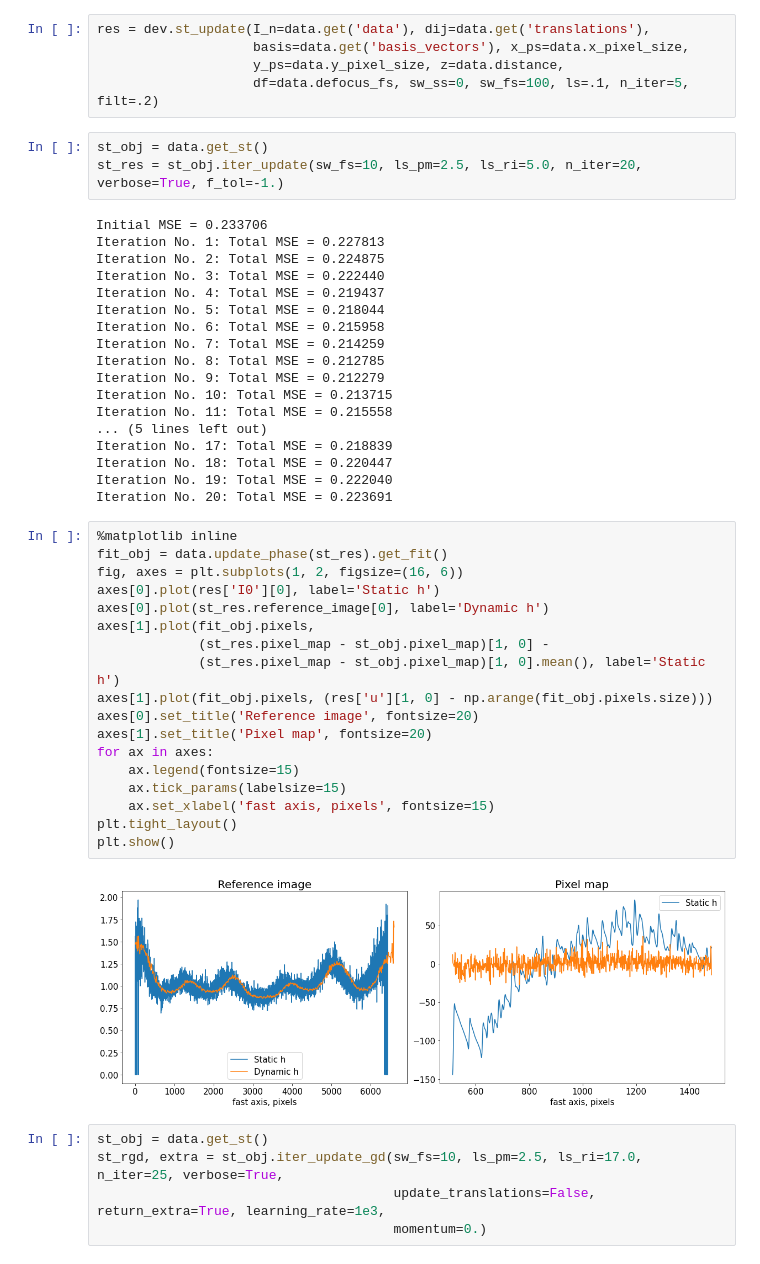
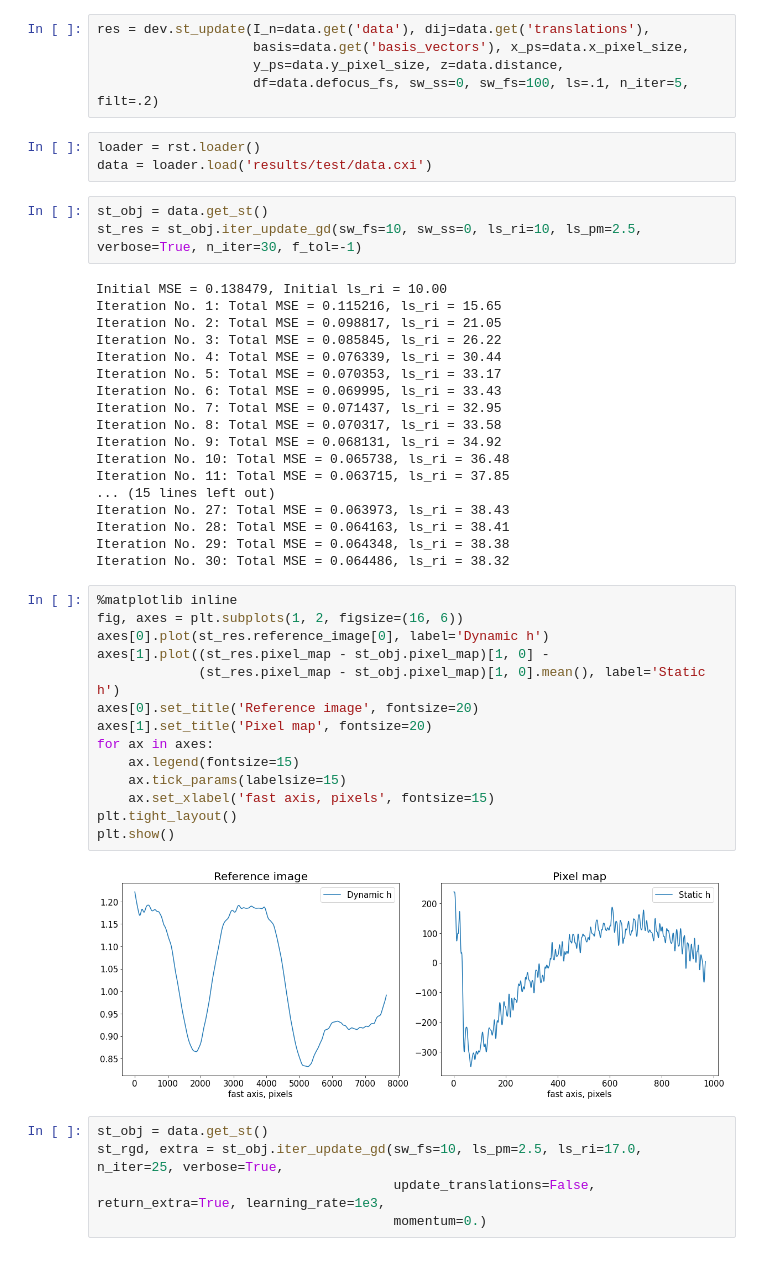
Before and after one commit to simply-nicky/pyrost, a Jupyter notebook: dev.ipynb, the cells around one changed output. Cells and saved outputs as stored; diff of their text form.

```diff
--- a/dev.ipynb
+++ b/dev.ipynb
@@ -251,47 +256,46 @@ res = dev.st_update(I_n=data.get('data'), dij=data.get('translations'),
                     basis=data.get('basis_vectors'), x_ps=data.x_pixel_size,
                     y_ps=data.y_pixel_size, z=data.distance,
                     df=data.defocus_fs, sw_ss=0, sw_fs=100, ls=.1, n_iter=5, filt=.2)
+# %%
+loader = rst.loader()
+data = loader.load('results/test/data.cxi')
 # %%
 st_obj = data.get_st()
-st_res = st_obj.iter_update(sw_fs=10, ls_pm=2.5, ls_ri=5.0, n_iter=20, verbose=True, f_tol=-1.)
+st_res = st_obj.iter_update_gd(sw_fs=10, sw_ss=0, ls_ri=10, ls_pm=2.5, verbose=True, n_iter=30, f_tol=-1)
 # %% [output]
-Initial MSE = 0.233706
-Iteration No. 1: Total MSE = 0.227813
-Iteration No. 2: Total MSE = 0.224875
-Iteration No. 3: Total MSE = 0.222440
-Iteration No. 4: Total MSE = 0.219437
-Iteration No. 5: Total MSE = 0.218044
-Iteration No. 6: Total MSE = 0.215958
-Iteration No. 7: Total MSE = 0.214259
-Iteration No. 8: Total MSE = 0.212785
-Iteration No. 9: Total MSE = 0.212279
-Iteration No. 10: Total MSE = 0.213715
-Iteration No. 11: Total MSE = 0.215558
-... (5 lines left out)
-Iteration No. 17: Total MSE = 0.218839
-Iteration No. 18: Total MSE = 0.220447
-Iteration No. 19: Total MSE = 0.222040
-Iteration No. 20: Total MSE = 0.223691
+Initial MSE = 0.138479, Initial ls_ri = 10.00
+Iteration No. 1: Total MSE = 0.115216, ls_ri = 15.65
+Iteration No. 2: Total MSE = 0.098817, ls_ri = 21.05
+Iteration No. 3: Total MSE = 0.085845, ls_ri = 26.22
+Iteration No. 4: Total MSE = 0.076339, ls_ri = 30.44
+Iteration No. 5: Total MSE = 0.070353, ls_ri = 33.17
+Iteration No. 6: Total MSE = 0.069995, ls_ri = 33.43
+Iteration No. 7: Total MSE = 0.071437, ls_ri = 32.95
+Iteration No. 8: Total MSE = 0.070317, ls_ri = 33.58
+Iteration No. 9: Total MSE = 0.068131, ls_ri = 34.92
+Iteration No. 10: Total MSE = 0.065738, ls_ri = 36.48
+Iteration No. 11: Total MSE = 0.063715, ls_ri = 37.85
+... (15 lines left out)
+Iteration No. 27: Total MSE = 0.063973, ls_ri = 38.43
+Iteration No. 28: Total MSE = 0.064163, ls_ri = 38.41
+Iteration No. 29: Total MSE = 0.064348, ls_ri = 38.38
+Iteration No. 30: Total MSE = 0.064486, ls_ri = 38.32
 # %%
 %matplotlib inline
-fit_obj = data.update_phase(st_res).get_fit()
 fig, axes = plt.subplots(1, 2, figsize=(16, 6))
-axes[0].plot(res['I0'][0], label='Static h')
 axes[0].plot(st_res.reference_image[0], label='Dynamic h')
-axes[1].plot(fit_obj.pixels,
-             (st_res.pixel_map - st_obj.pixel_map)[1, 0] -
+axes[1].plot((st_res.pixel_map - st_obj.pixel_map)[1, 0] -
              (st_res.pixel_map - st_obj.pixel_map)[1, 0].mean(), label='Static h')
-axes[1].plot(fit_obj.pixels, (res['u'][1, 0] - np.arange(fit_obj.pixels.size)))
 axes[0].set_title('Reference image', fontsize=20)
 axes[1].set_title('Pixel map', fontsize=20)
 for ax in axes:
     ax.legend(fontsize=15)
     ax.tick_params(labelsize=15)
     ax.set_xlabel('fast axis, pixels', fontsize=15)
 plt.tight_layout()
 plt.show()
 # %% [output]
-[figure, old version]
+[figure, new version]
 # %%
 st_obj = data.get_st()
 st_rgd, extra = st_obj.iter_update_gd(sw_fs=10, ls_pm=2.5, ls_ri=17.0, n_iter=25, verbose=True,
```
Also changed, not shown: parts of 2 cells of this notebook, 2 other files.
